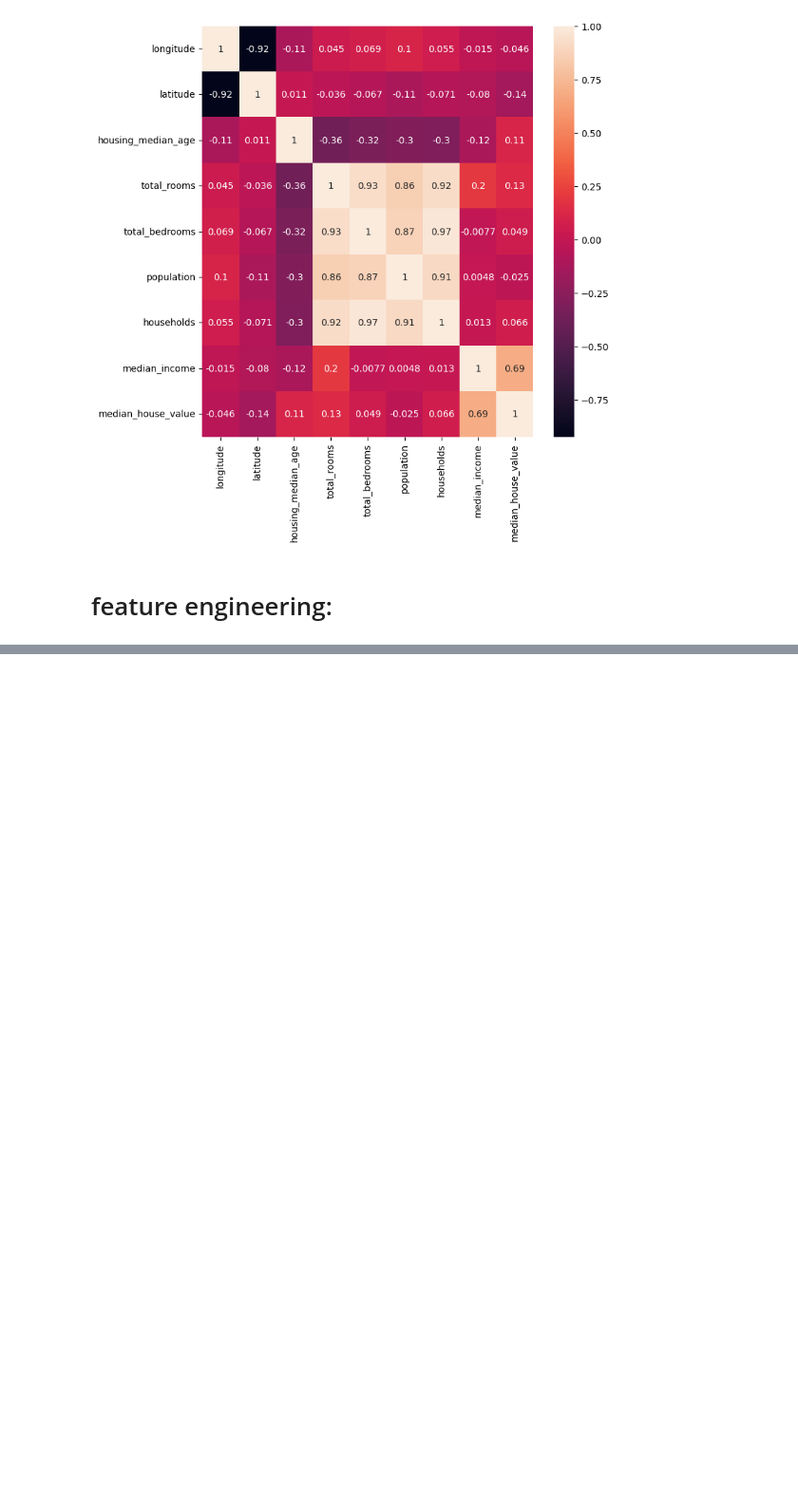
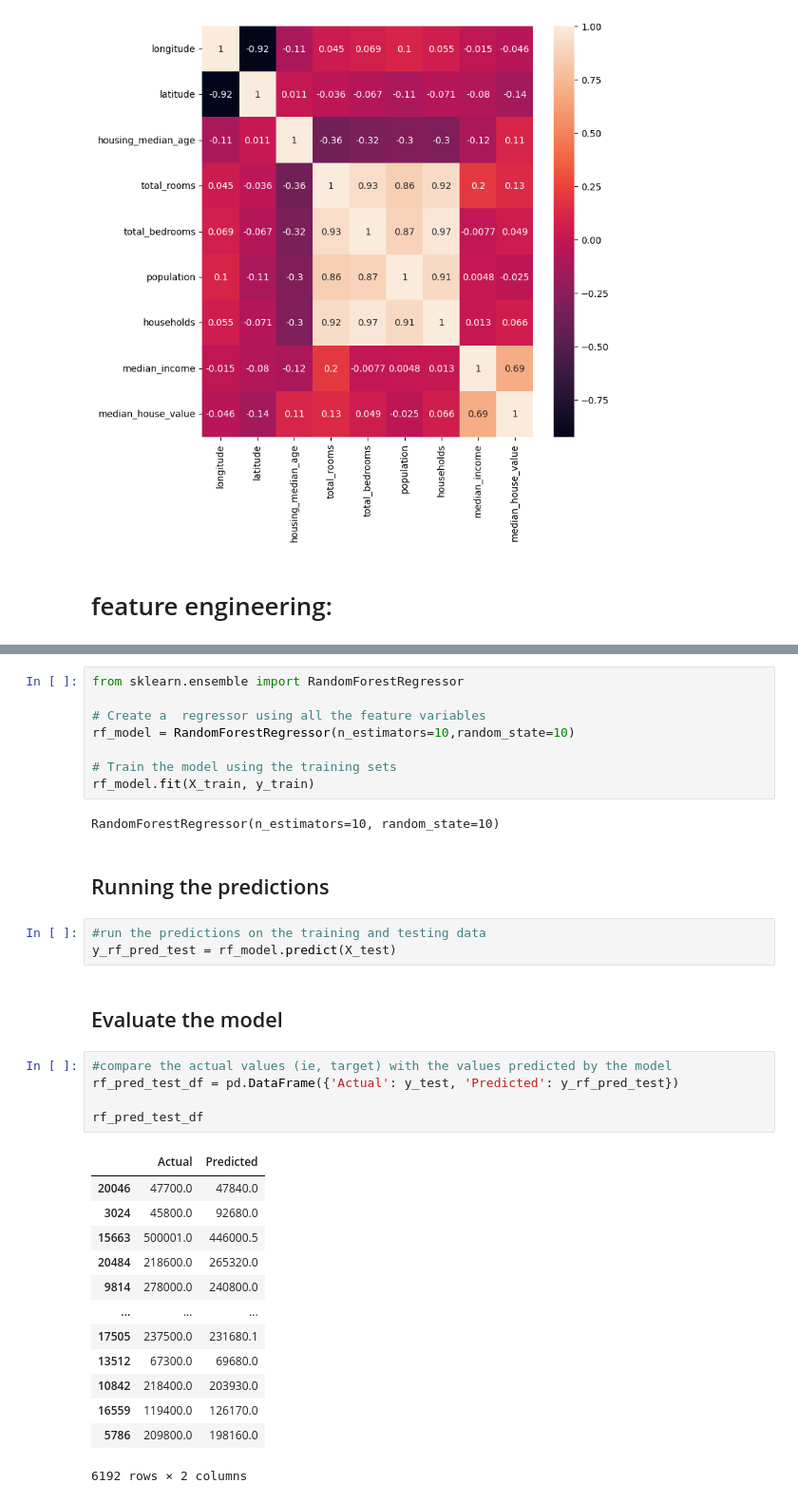
Before and after one commit to adamdmeg/home-prediction-ml, a Jupyter notebook: home_prediction.ipynb, the cells around one changed output, grey strips where cells are left out. Shown: that part at 95% size. Cells and saved outputs as stored; diff of their text form; blank space fills up the shorter version.

```diff
--- a/home_prediction.ipynb
+++ b/home_prediction.ipynb
@@ -252,0 +478,36 @@ plt.show()
+# %%
+from sklearn.ensemble import RandomForestRegressor
+
+# Create a  regressor using all the feature variables
+rf_model = RandomForestRegressor(n_estimators=10,random_state=10)
+
+# Train the model using the training sets
+rf_model.fit(X_train, y_train)
+# %% [output]
+RandomForestRegressor(n_estimators=10, random_state=10)
+# %% [markdown]
+## Running the predictions
+# %%
+#run the predictions on the training and testing data
+y_rf_pred_test = rf_model.predict(X_test)
+# %% [markdown]
+## Evaluate the model
+# %%
+#compare the actual values (ie, target) with the values predicted by the model
+rf_pred_test_df = pd.DataFrame({'Actual': y_test, 'Predicted': y_rf_pred_test})
+
+rf_pred_test_df
+# %% [output]
+|  | Actual | Predicted |
+| 20046 | 47700.0 | 47840.0 |
+| 3024 | 45800.0 | 92680.0 |
+| 15663 | 500001.0 | 446000.5 |
+| 20484 | 218600.0 | 265320.0 |
+| 9814 | 278000.0 | 240800.0 |
+| ... | ... | ... |
+| 17505 | 237500.0 | 231680.1 |
+| 13512 | 67300.0 | 69680.0 |
+| 10842 | 218400.0 | 203930.0 |
+| 16559 | 119400.0 | 126170.0 |
+| 5786 | 209800.0 | 198160.0 |
+6192 rows × 2 columns
```
Also changed, not shown: parts of 24 cells of this notebook.
